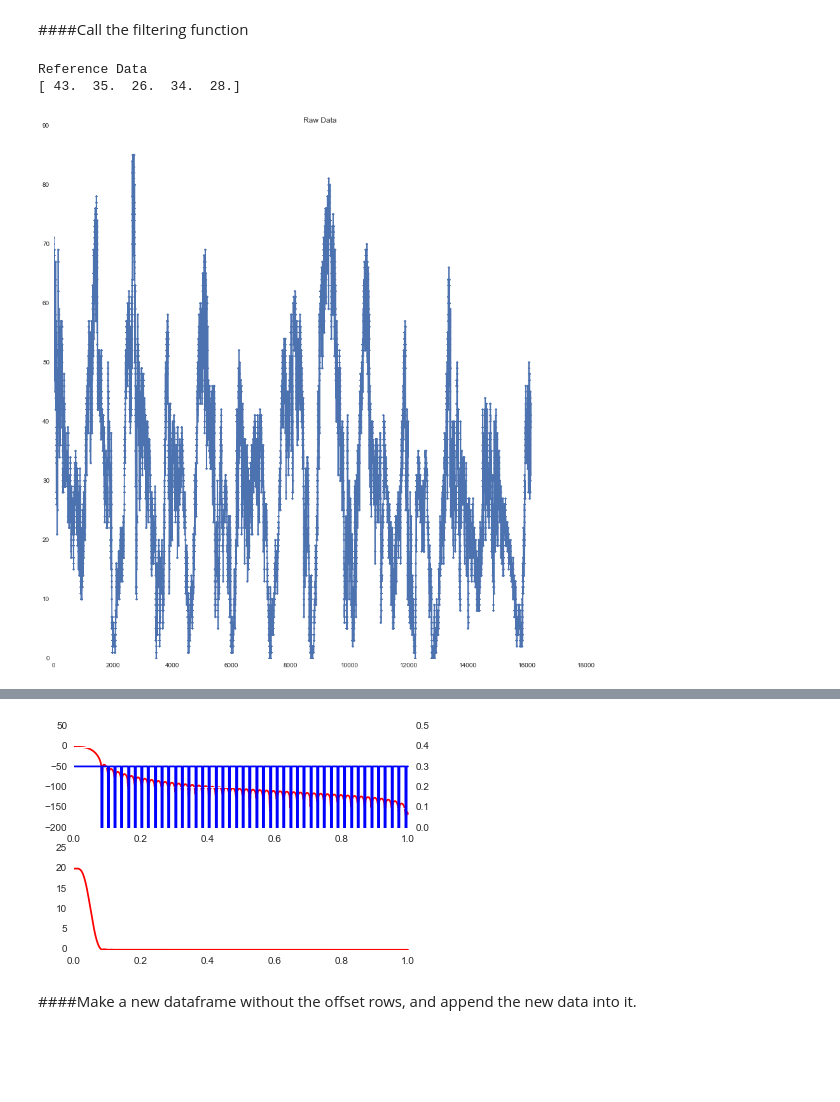
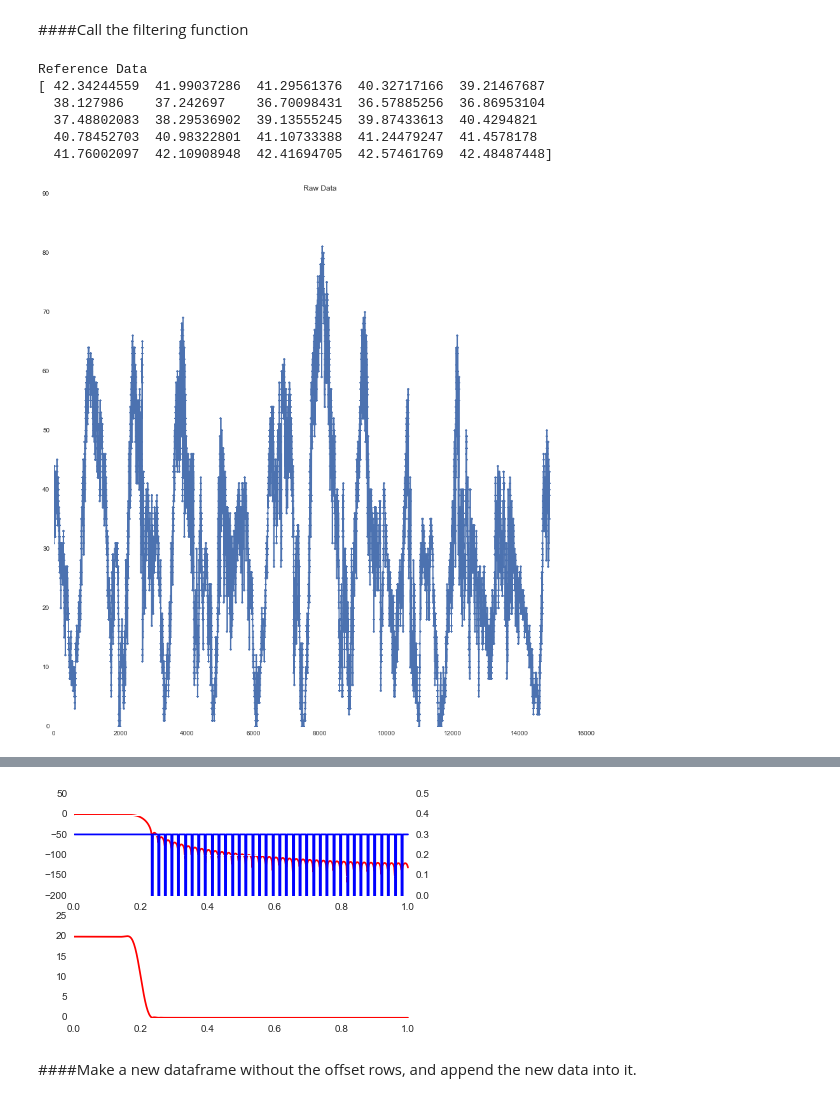
Before and after one commit to balmandhunter/Regressions_machine_learning, a Jupyter notebook: Data Filtering_v2.ipynb, the cells around one changed output, grey strips where cells are left out. Drawn from its saved outputs; the diff is of its cells as text; code cells hidden in the pictures; blank space fills up the shorter version.

```diff
--- a/Data Filtering_v2.ipynb
+++ b/Data Filtering_v2.ipynb
@@ -21,7 +21,7 @@ Date
 # %% [markdown]
 ##Import Pod Data
 # %%
-df_P = pd.io.parsers.read_csv(filepath_or_buffer = 'data/D3_clean.csv', parse_dates = [0], index_col = 0)
+df_P = pd.io.parsers.read_csv(filepath_or_buffer = 'data/D6_clean.csv', parse_dates = [0], index_col = 0)
 print df_P[:5]
 # %% [output]
                        UnixTime  e2v03  Temp    Rh
@@ -111,7 +111,7 @@ def hanning_window_fir_filtering(data_points, filter_minutes, y_data):
     plot_filter(b)
 
     #Delete the shifted points from the new data
-    y_final = np.delete(y_data, list(xrange(data_points)))
+    y_final = np.delete(y, list(xrange(data_points)))
 
     return y_final
 # %% [markdown]
@@ -119,16 +119,20 @@ def hanning_window_fir_filtering(data_points, filter_minutes, y_data):
 # %%
 #Choose the number of data points in the window, and the number of minutes in the sampling period.
 data_points = 100
-filter_minutes = 20
+filter_minutes = 5
 
 ref_o3_sm = hanning_window_fir_filtering(data_points, filter_minutes, df_fit['O3_ppb'].values)
 print 'Reference Data'
-print ref_o3_sm[:5]
+print ref_o3_sm[:25]
 
 #pod_o3_sm = hanning_window_fir_filtering(data_points, filter_minutes, df_fit['e2v03'].values)
 #print 'Pod Data'
 #print pod_o3_sm[:5]
 # %% [output]
 Reference Data
-[ 43.  35.  26.  34.  28.]
+[ 42.34244559  41.99037286  41.29561376  40.32717166  39.21467687
+  38.127986    37.242697    36.70098431  36.57885256  36.86953104
+  37.48802083  38.29536902  39.13555245  39.87433613  40.4294821
+  40.78452703  40.98322801  41.10733388  41.24479247  41.4578178
+  41.76002097  42.10908948  42.41694705  42.57461769  42.48487448]
-[figure, old version]
+[figure, new version]
@@ -136,4 +140,4 @@ Reference Data
-[figure, old version]
+[figure, new version]
 # %% [markdown]
 ####Make a new dataframe without the offset rows, and append the new data into it.
 # %%
```
Also changed, not shown: parts of 6 cells of this notebook, 3 other files.
